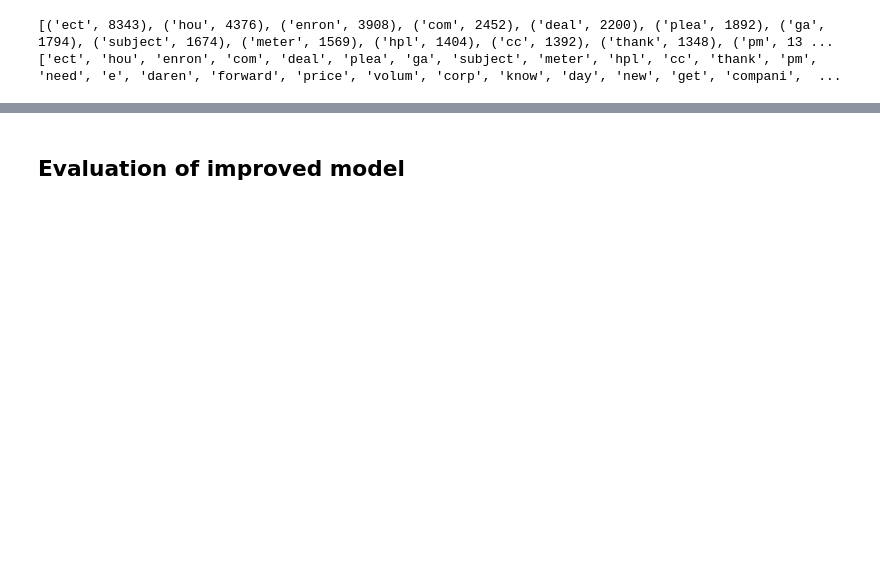
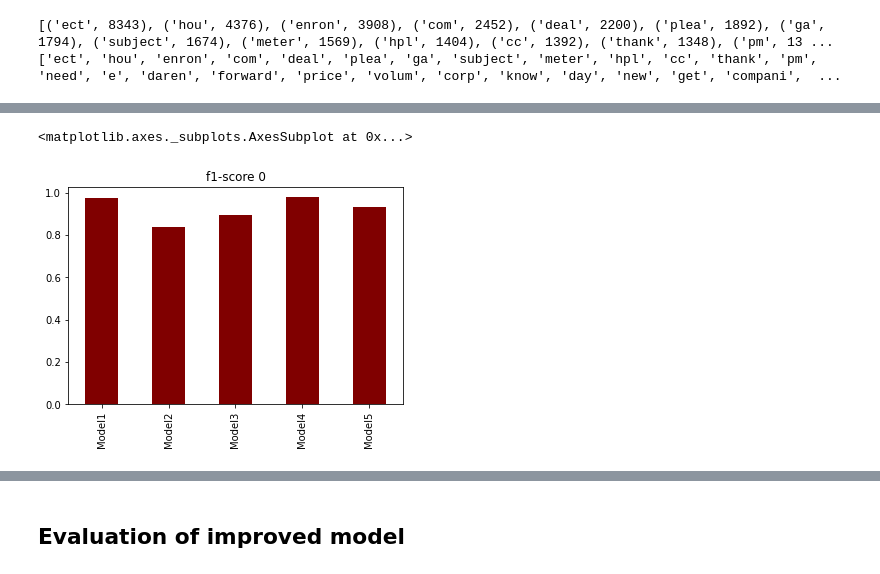
Before and after one commit to fezilemahlangu/Natural-Language-Processing-Project, a Jupyter notebook: NLP_project.ipynb, the cells around one changed output, grey strips where cells are left out. Drawn from its saved outputs; the diff is of its cells as text; code cells hidden in the pictures; blank space fills up the shorter version.

```diff
--- a/NLP_project.ipynb
+++ b/NLP_project.ipynb
@@ -487,0 +773,5 @@ Model3 = MultinomialNB().fit(trans_x_dense,train_y) #multi ???
+# %%
+df1['f1_0'].plot.bar(title = "f1-score 0", color = "maroon")
+# %% [output]
+<matplotlib.axes._subplots.AxesSubplot at 0x...>
+[figure, added]
```
Also changed, not shown: parts of 63 cells of this notebook.
